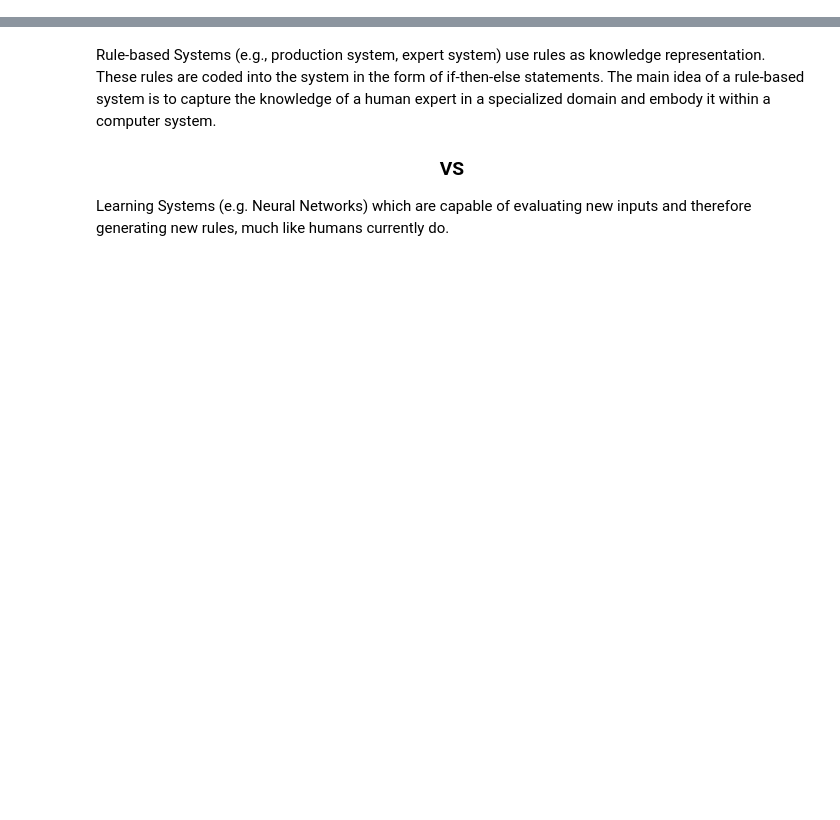
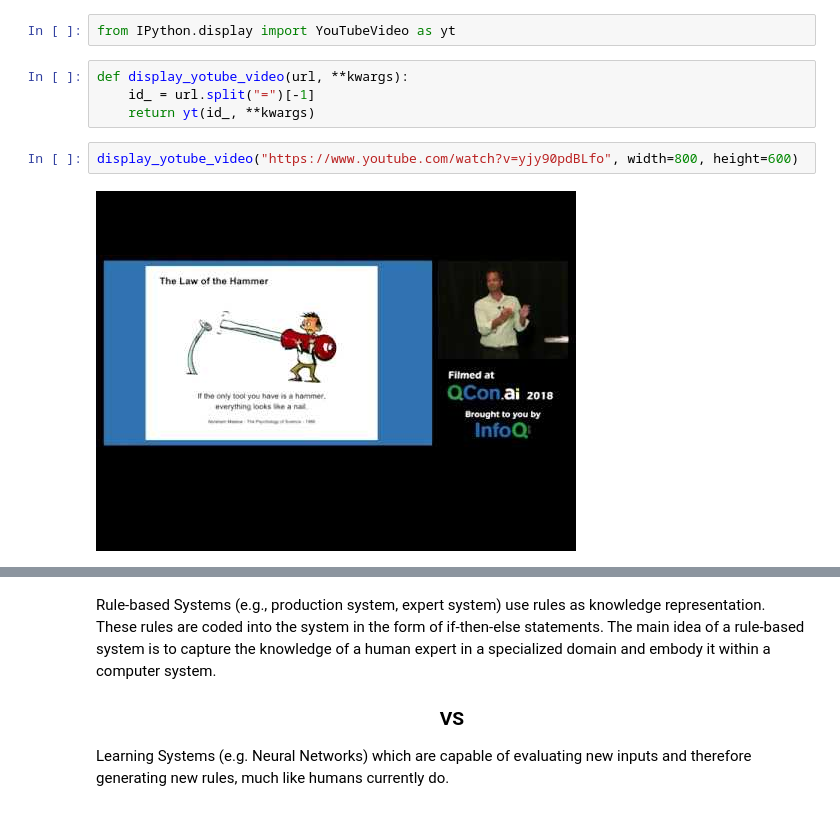
Before and after one commit to Chris-K82/Machine-Learning-Presentations, a Jupyter notebook: Rule_Based_Systems.ipynb, the cells around one changed output, grey strips where cells are left out. Cells and saved outputs as stored; diff of their text form; blank space fills up the shorter version.

Commit message:
Reformatted, added video content

```diff
--- a/Rule_Based_Systems.ipynb
+++ b/Rule_Based_Systems.ipynb
@@ -1,3 +1,13 @@
+# %%
+from IPython.display import YouTubeVideo as yt
+# %%
+def display_yotube_video(url, **kwargs):
+    id_ = url.split("=")[-1]
+    return yt(id_, **kwargs)
+# %%
+display_yotube_video("https://www.youtube.com/watch?v=yjy90pdBLfo", width=800, height=600)
+# %% [output]
+[figure, added]
 # %% [markdown]
 ![image.png](attachment:image.png)
 
```
